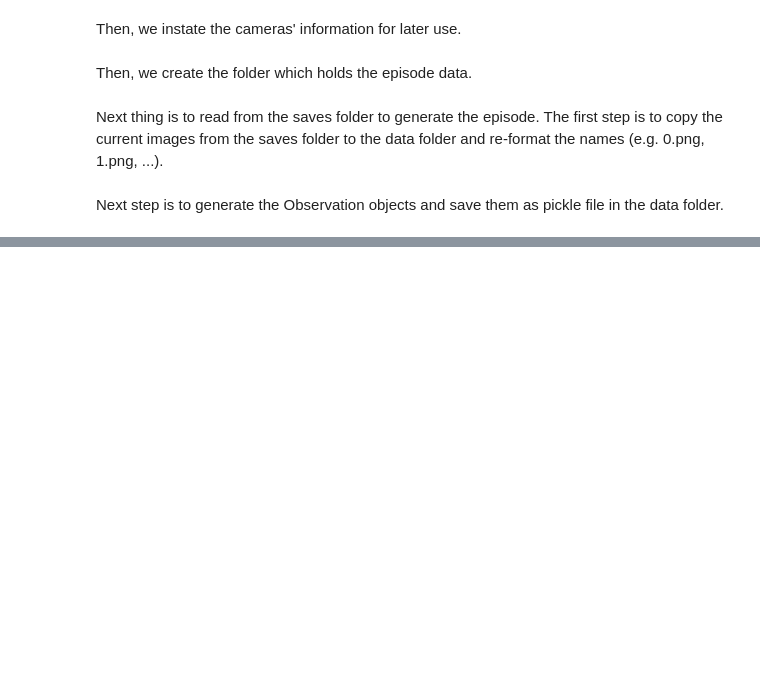
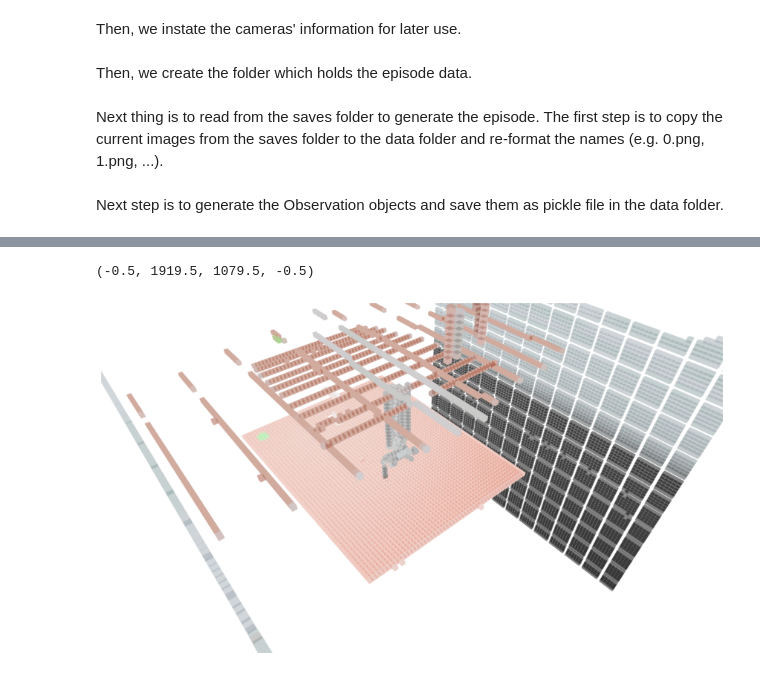
Before and after one commit to ngkhiem97/mujoco-peract, a Jupyter notebook: Voxelization.ipynb, the cells around one changed output, grey strips where cells are left out. Saved outputs shown, nothing was run; the diff lists cells and outputs as text; code cells hidden in the pictures; blank space fills up the shorter version.

```diff
--- a/Voxelization.ipynb
+++ b/Voxelization.ipynb
@@ -138,0 +214,18 @@ plt.show()
+# %%
+# render voxel grid with expert action (blue)
+#@markdown #### Show voxel grid and expert action (blue)
+#@markdown Adjust `rotation_amount` to change the camera yaw angle for rendering.
+rotation_amount = 140 #@param {type:"slider", min:-180, max:180, step:5}
+rendered_img = visualise_voxel(vis_voxel_grid[0],
+                               None,
+                               None,
+                               None,
+                               voxel_size=0.045,
+                               rotation_amount=np.deg2rad(rotation_amount))
+
+fig = plt.figure(figsize=(15, 15))
+plt.imshow(rendered_img)
+plt.axis('off')
+# %% [output]
+(-0.5, 1919.5, 1079.5, -0.5)
+[figure, added]
```
Also changed, not shown: parts of 7 cells of this notebook, 1 other file.
